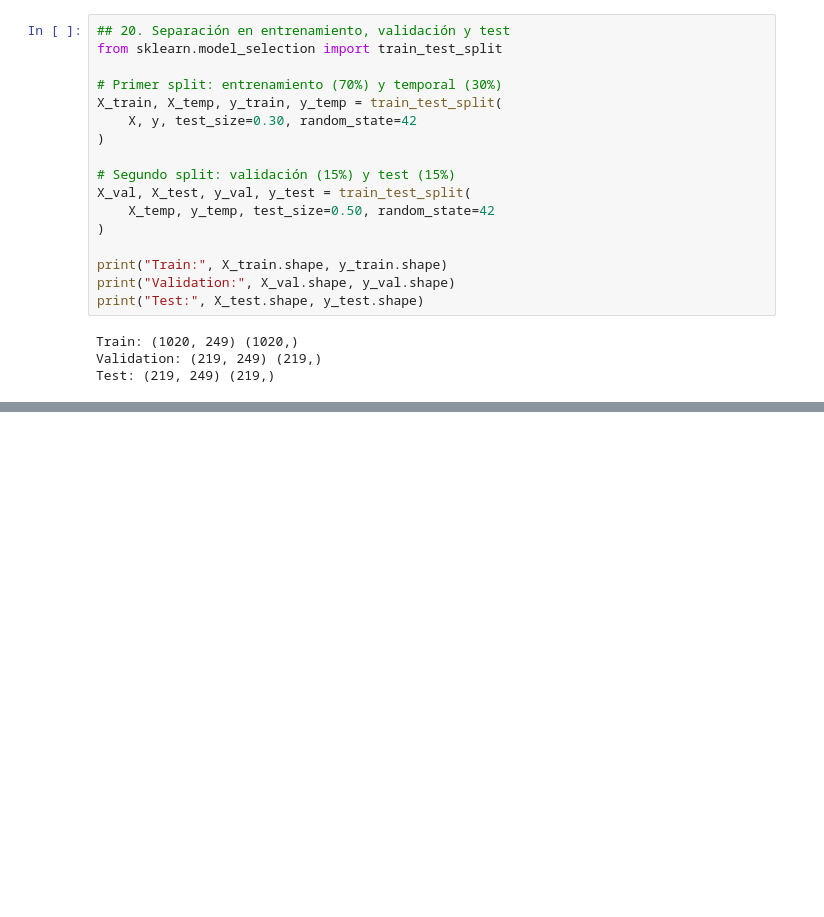
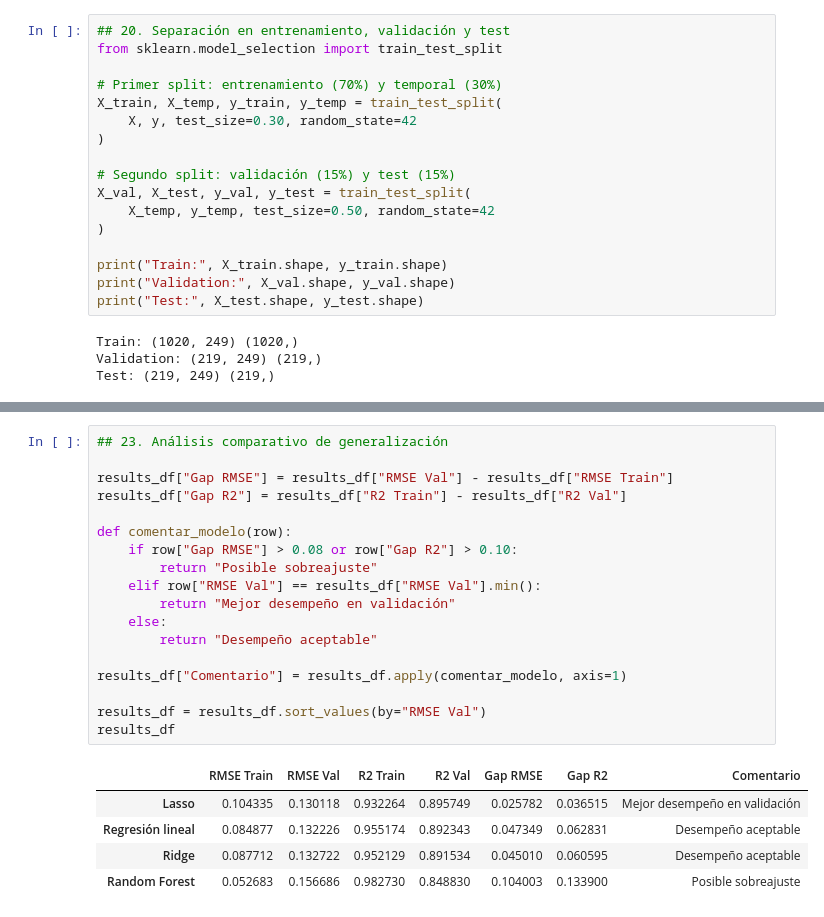
Before and after one commit to TerePainecura/TRABAJO-HOUSE-PRICES-ml, a Jupyter notebook: house_prices.ipynb, the cells around one changed output, grey strips where cells are left out. Saved outputs shown, nothing was run; the diff lists cells and outputs as text; blank space fills up the shorter version.

```diff
--- a/house_prices.ipynb
+++ b/house_prices.ipynb
@@ -286,0 +314,24 @@ Test: (219, 249) (219,)
+# %%
+## 23. Análisis comparativo de generalización
+
+results_df["Gap RMSE"] = results_df["RMSE Val"] - results_df["RMSE Train"]
+results_df["Gap R2"] = results_df["R2 Train"] - results_df["R2 Val"]
+
+def comentar_modelo(row):
+    if row["Gap RMSE"] > 0.08 or row["Gap R2"] > 0.10:
+        return "Posible sobreajuste"
+    elif row["RMSE Val"] == results_df["RMSE Val"].min():
+        return "Mejor desempeño en validación"
+    else:
+        return "Desempeño aceptable"
+
+results_df["Comentario"] = results_df.apply(comentar_modelo, axis=1)
+
+results_df = results_df.sort_values(by="RMSE Val")
+results_df
+# %% [output]
+|  | RMSE Train | RMSE Val | R2 Train | R2 Val | Gap RMSE | Gap R2 | Comentario |
+| Lasso | 0.104335 | 0.130118 | 0.932264 | 0.895749 | 0.025782 | 0.036515 | Mejor desempeño en validación |
+| Regresión lineal | 0.084877 | 0.132226 | 0.955174 | 0.892343 | 0.047349 | 0.062831 | Desempeño aceptable |
+| Ridge | 0.087712 | 0.132722 | 0.952129 | 0.891534 | 0.045010 | 0.060595 | Desempeño aceptable |
+| Random Forest | 0.052683 | 0.156686 | 0.982730 | 0.848830 | 0.104003 | 0.133900 | Posible sobreajuste |
```
Also changed, not shown: parts of 10 cells of this notebook.
